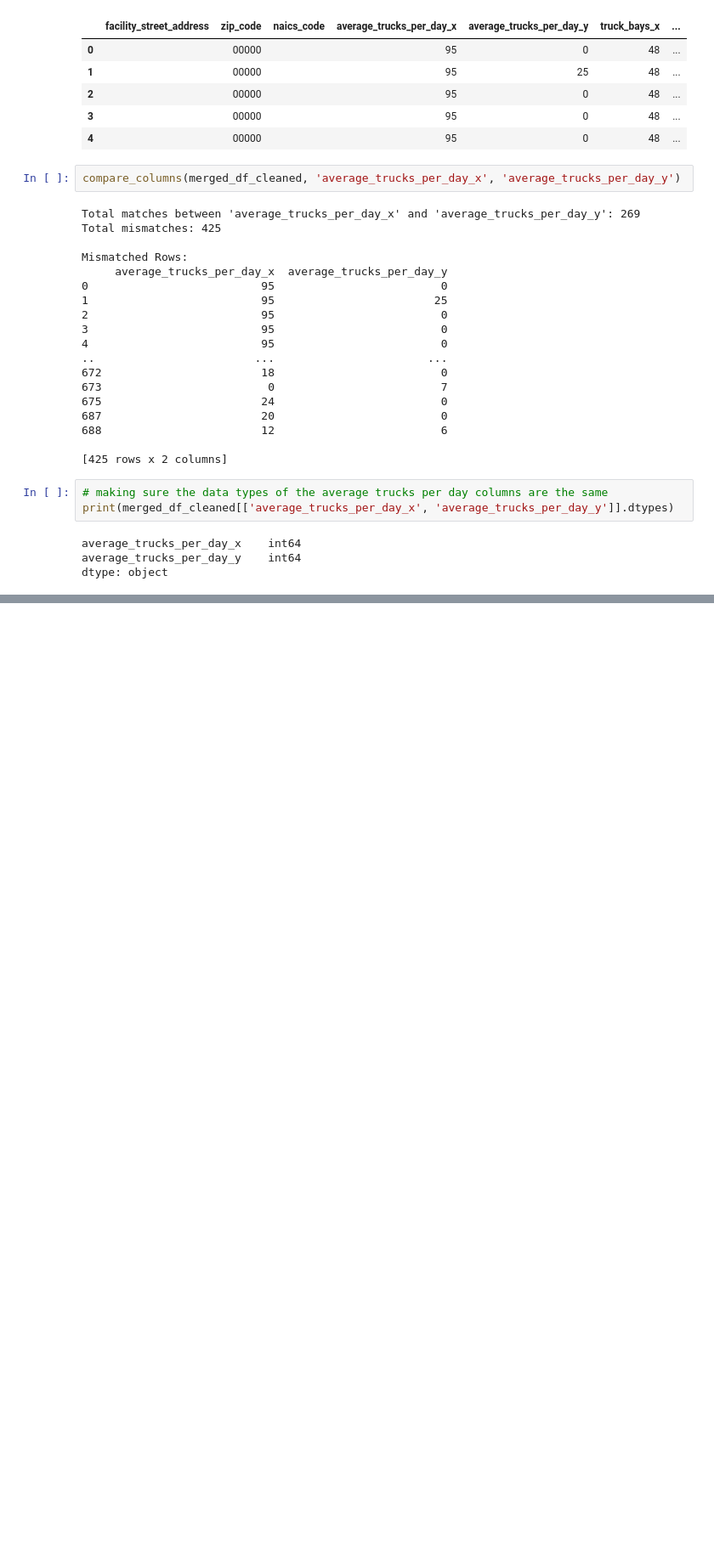
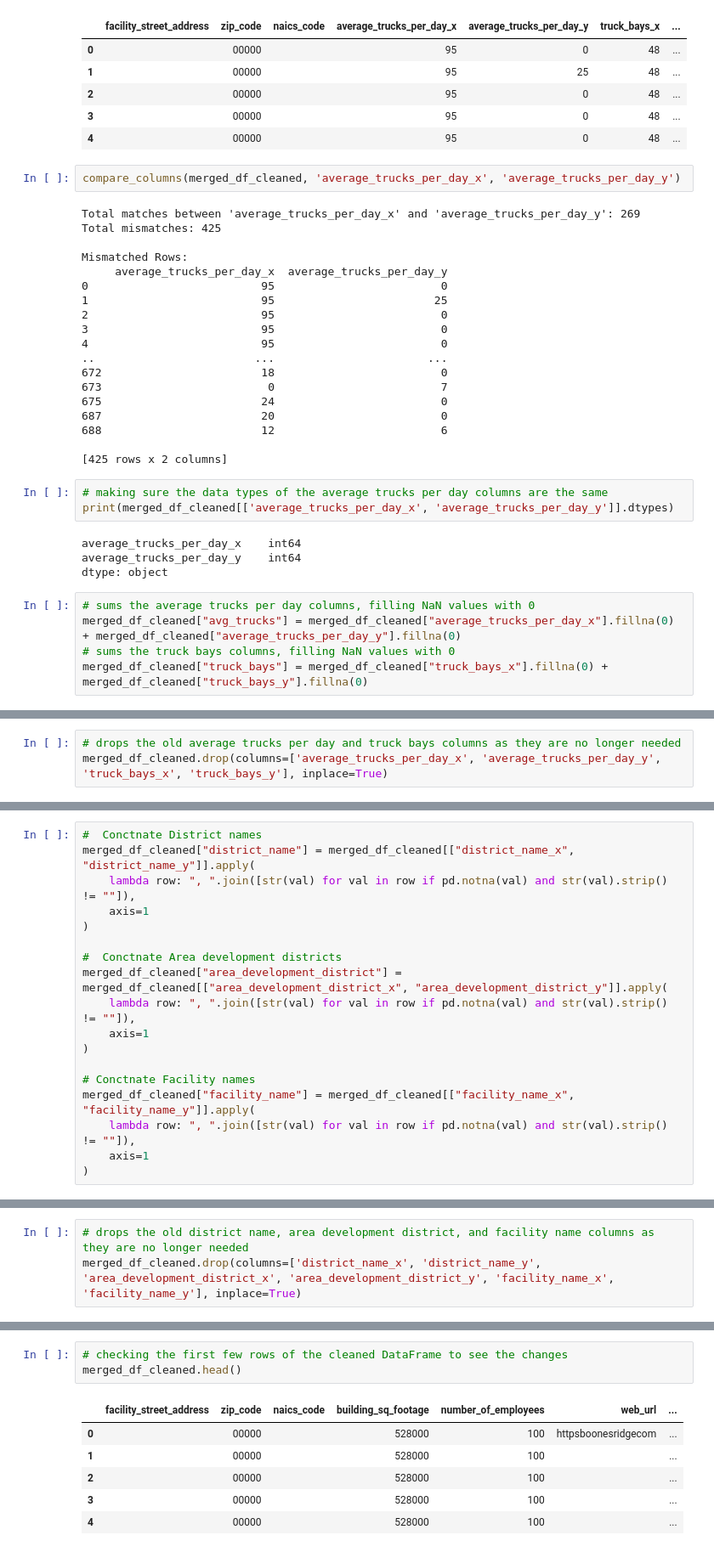
Before and after one commit to Mikes-Design/ky_traffic_analytics, a Jupyter notebook: worked_data/work.ipynb, the cells around one changed output, grey strips where cells are left out. Shown at 85% size. Drawn from its saved outputs; the diff is of its cells as text; blank space fills up the shorter version.

```diff
--- a/worked_data/work.ipynb
+++ b/worked_data/work.ipynb
@@ -856,3 +856,8 @@ print(merged_df_cleaned[['average_trucks_per_day_x', 'average_trucks_per_day_y']
 average_trucks_per_day_x    int64
 average_trucks_per_day_y    int64
 dtype: object
+# %%
+# sums the average trucks per day columns, filling NaN values with 0
+merged_df_cleaned["avg_trucks"] = merged_df_cleaned["average_trucks_per_day_x"].fillna(0) + merged_df_cleaned["average_trucks_per_day_y"].fillna(0)
+# sums the truck bays columns, filling NaN values with 0
+merged_df_cleaned["truck_bays"] = merged_df_cleaned["truck_bays_x"].fillna(0) + merged_df_cleaned["truck_bays_y"].fillna(0)
@@ -858,0 +874,3 @@ dtype: object
+# %%
+# drops the old average trucks per day and truck bays columns as they are no longer needed
+merged_df_cleaned.drop(columns=['average_trucks_per_day_x', 'average_trucks_per_day_y', 'truck_bays_x', 'truck_bays_y'], inplace=True)
@@ -858,0 +887,18 @@ dtype: object
+# %%
+#  Conctnate District names
+merged_df_cleaned["district_name"] = merged_df_cleaned[["district_name_x", "district_name_y"]].apply(
+    lambda row: ", ".join([str(val) for val in row if pd.notna(val) and str(val).strip() != ""]),
+    axis=1
+)
+
+#  Conctnate Area development districts
+merged_df_cleaned["area_development_district"] = merged_df_cleaned[["area_development_district_x", "area_development_district_y"]].apply(
+    lambda row: ", ".join([str(val) for val in row if pd.notna(val) and str(val).strip() != ""]),
+    axis=1
+)
+
+# Conctnate Facility names
+merged_df_cleaned["facility_name"] = merged_df_cleaned[["facility_name_x", "facility_name_y"]].apply(
+    lambda row: ", ".join([str(val) for val in row if pd.notna(val) and str(val).strip() != ""]),
+    axis=1
+)
@@ -858,0 +916,3 @@ dtype: object
+# %%
+# drops the old district name, area development district, and facility name columns as they are no longer needed
+merged_df_cleaned.drop(columns=['district_name_x', 'district_name_y', 'area_development_district_x', 'area_development_district_y', 'facility_name_x', 'facility_name_y'], inplace=True)
@@ -858,0 +928,10 @@ dtype: object
+# %%
+# checking the first few rows of the cleaned DataFrame to see the changes
+merged_df_cleaned.head()
+# %% [output]
+|  | facility_street_address | zip_code | naics_code | building_sq_footage | number_of_employees | web_url | ... |
+| 0 |  | 00000 |  | 528000 | 100 | httpsboonesridgecom | ... |
+| 1 |  | 00000 |  | 528000 | 100 |  | ... |
+| 2 |  | 00000 |  | 528000 | 100 |  | ... |
+| 3 |  | 00000 |  | 528000 | 100 |  | ... |
+| 4 |  | 00000 |  | 528000 | 100 |  | ... |
```
Also changed, not shown: parts of 6 cells of this notebook.
